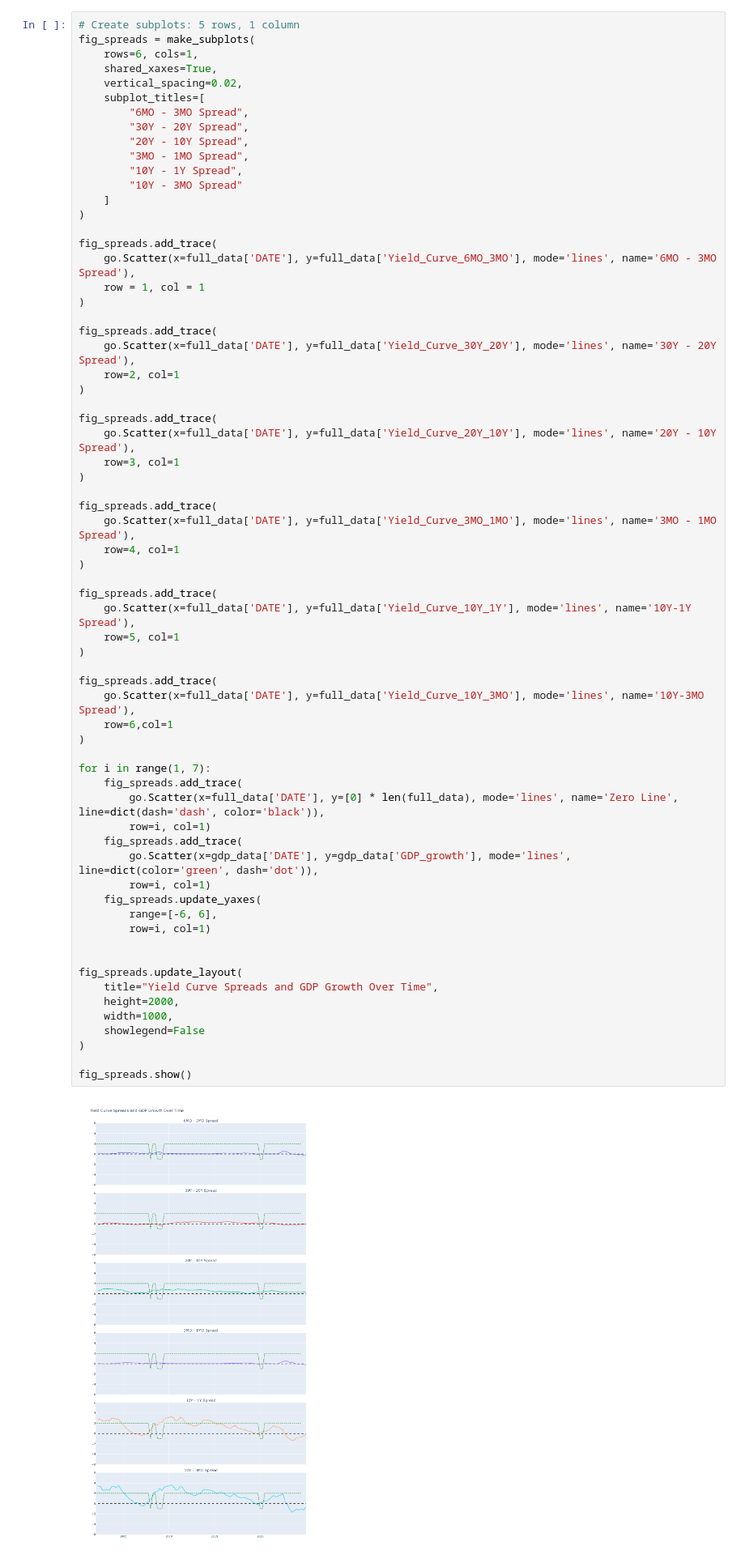
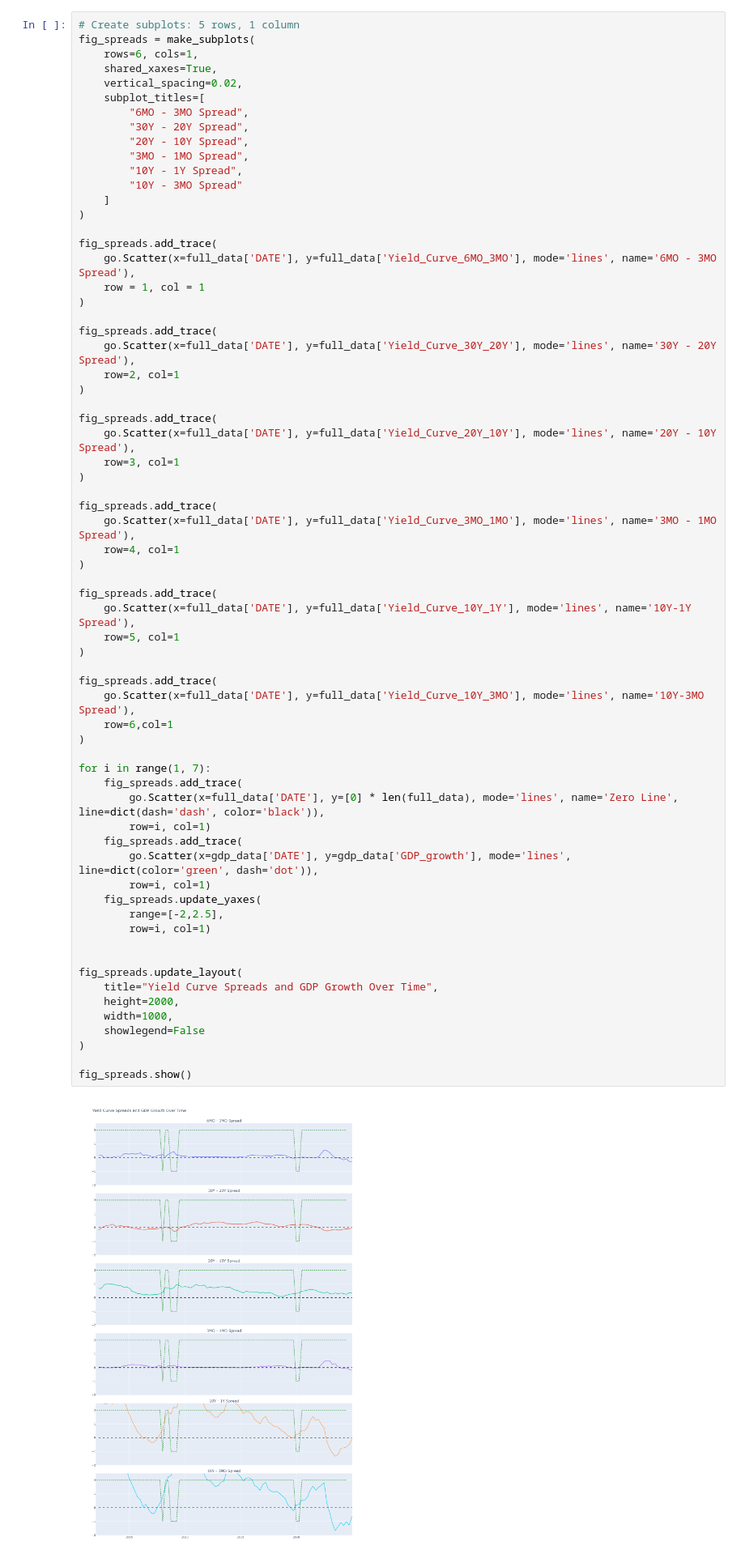
Before and after one commit to toanpro24/project_yield, a Jupyter notebook: CMSE202_Final_Team3.ipynb, the cells around one changed output. Shown at 81% size. Drawn from its saved outputs; the diff is of its cells as text.

```diff
--- a/CMSE202_Final_Team3.ipynb
+++ b/CMSE202_Final_Team3.ipynb
@@ -248,35 +252,35 @@ fig_spreads.add_trace(
 fig_spreads.add_trace(
     go.Scatter(x=full_data['DATE'], y=full_data['Yield_Curve_10Y_1Y'], mode='lines', name='10Y-1Y Spread'),
     row=5, col=1
 )
 
 fig_spreads.add_trace(
     go.Scatter(x=full_data['DATE'], y=full_data['Yield_Curve_10Y_3MO'], mode='lines', name='10Y-3MO Spread'),
     row=6,col=1
 )
 
 for i in range(1, 7):
     fig_spreads.add_trace(
         go.Scatter(x=full_data['DATE'], y=[0] * len(full_data), mode='lines', name='Zero Line', line=dict(dash='dash', color='black')),
         row=i, col=1)
     fig_spreads.add_trace(
         go.Scatter(x=gdp_data['DATE'], y=gdp_data['GDP_growth'], mode='lines', line=dict(color='green', dash='dot')),
         row=i, col=1)
     fig_spreads.update_yaxes(
-        range=[-6, 6],
+        range=[-2,2.5],
         row=i, col=1)
 
 
 fig_spreads.update_layout(
     title="Yield Curve Spreads and GDP Growth Over Time",
     height=2000,
     width=1000,
     showlegend=False
 )
 
 fig_spreads.show()
 # %% [output]
-[figure, old version]
+[figure, new version]
 # %% [markdown]
 The yield curve spreads shown in this plot have gone through some interesting fluctuations over the past 15 years. Looking at both the 10Y-1Y and 10Y-3MO spreads, I can see an overall trend of the curve flattening over time, as the gap between long-term and short-term interest rates has narrowed. There were a couple of instances, like around 2007-2008 and again in 2019-2020, where the spreads even turned negative, signaling an inverted yield curve which can be an early indicator of a potential recession.
 
```
Also changed, not shown: parts of 4 cells of this notebook.
